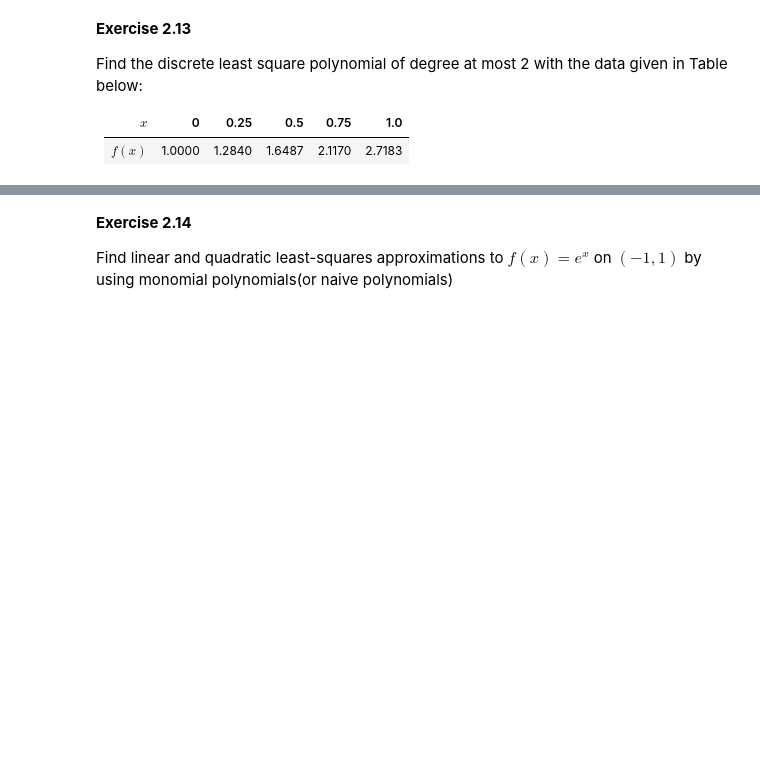
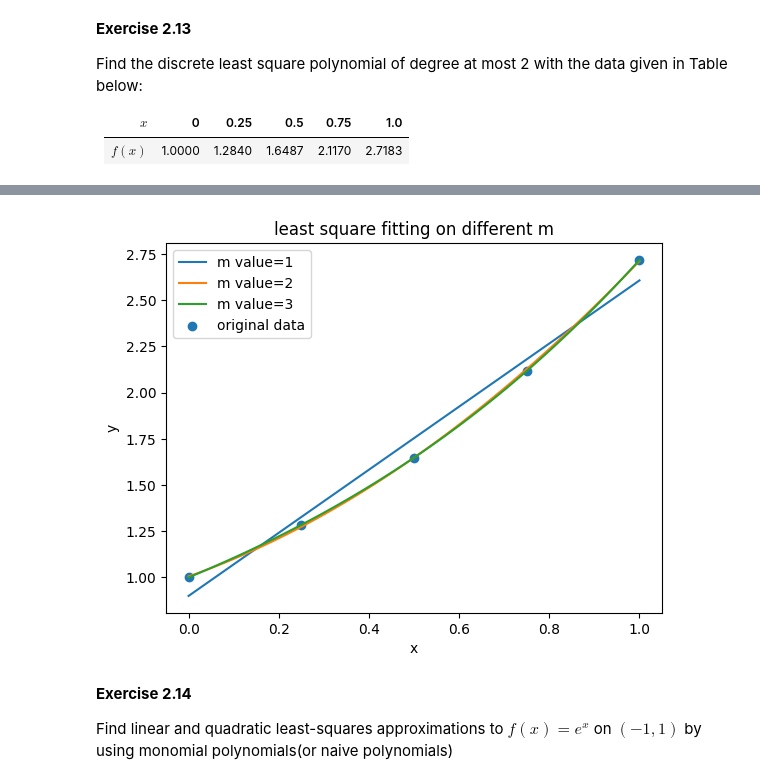
Before and after one commit to JaimeParker/SJTU-MAI-SpaceEngineering, a Jupyter notebook: 1_Courses/NumericalAnalysis/homework/Chapter2.ipynb, the cells around one changed output, grey strips where cells are left out. Cells and saved outputs as stored; diff of their text form; code cells hidden in the pictures; blank space fills up the shorter version.

```diff
--- a/1_Courses/NumericalAnalysis/homework/Chapter2.ipynb
+++ b/1_Courses/NumericalAnalysis/homework/Chapter2.ipynb
@@ -603,6 +606,98 @@ Find the discrete least square polynomial of degree at most 2 with the data give
 import numpy as np
 import matplotlib.pyplot as plt
 
+# class for least square fitting
+# only applied for small group data
 class LeastSquare:
+    # constructor function maybe
     def __init__(self, points):
+        # points should be a numpy array
         self.points = points
+        self.x = points[:, 0]
+        self.y = points[:, 1]
+        # or len(points) here
+        self.n = points.shape[0]
+        self.m_max = self.n-2  # m < n-1
+
+    # set m_max manually
+    def set_m_max(self, max):
+        self.m_max = max
+
+    # fitting function
+    # return a function
+    def get_fitting_function(self, m):
+        # check the m
+        if m < 1:
+            raise Exception("Invaild m<1, please check the m you choose!")
+
+        A = np.ones((self.n, 1))
+
+        for i in range(1, m+1):
+            A_plus = np.power(self.x, i).reshape(self.n, 1)
+            A = np.hstack((A, A_plus))
+
+        print(A)
+
+        Y = self.y.reshape(self.n, 1)
+        coef = np.linalg.inv(np.matmul(A.transpose(), A))
+        coef = np.matmul(coef, A.transpose())
+        coef = np.matmul(coef, Y)
+        coef = coef.flatten()
+
+        return coef
+
+    def coef2function_value(self, coef, x):
+        func = np.poly1d(coef)
+        return func(x)
+
+    def run(self):
+        x_new = np.linspace(points[0, 0], points[self.n-1, 0], num=100)
+        m_range = np.arange(1, self.m_max+1)  # from 1 to m_max, have to add 1 here
+
+        # define labes list for matplotlib.pyplot
+        m_values =  ["m value={}".format(m) for m in m_range]
+
+        # from 1 to m_max run the fitting process
+        for i in range(1, self.m_max + 1):
+            coef = self.get_fitting_function(i)
+            print(coef)
+
+            y_estimated = self.coef2function_value(np.flip(coef), x_new)
+            plt.plot(x_new, y_estimated, label=m_values[i-1])
+
+        plt.scatter(self.x, self.y, label="original data")
+
+        plt.xlabel("x")
+        plt.ylabel("y")
+        plt.title("least square fitting on different m")
+        plt.legend()
+        plt.show()
+
+    def fit_determined_m(self, m):
+        x_new = np.linspace(points[0, 0], points[self.n-1, 0], num=100)
+        coef = self.get_fitting_function(m)
+        print(coef)
+
+        y_estimated = self.coef2function_value(np.flip(coef), x_new)
+
+        plt.scatter(self.x, self.y, label="original data")
+        plt.plot(x_new, y_estimated, label="m value=%d" %(m))
+
+        plt.xlabel("x")
+        plt.ylabel("y")
+        plt.title("least square fitting on m=%d" %(m))
+        plt.legend()
+        plt.show()
+
+
+points = np.array([
+    [0, 1.0],
+    [0.25, 1.284],
+    [0.5, 1.6487],
+    [0.75, 2.117],
+    [1.0, 2.7183]
+])
+
+solver1 = LeastSquare(points)
+solver1.run()
+# %% [output]
@@ -609,3 +722,4 @@ class LeastSquare:
+[figure, added]
 # %% [markdown]
 **Exercise 2.14**
 
```
Also changed, not shown: parts of 4 cells of this notebook, 7 other files.
